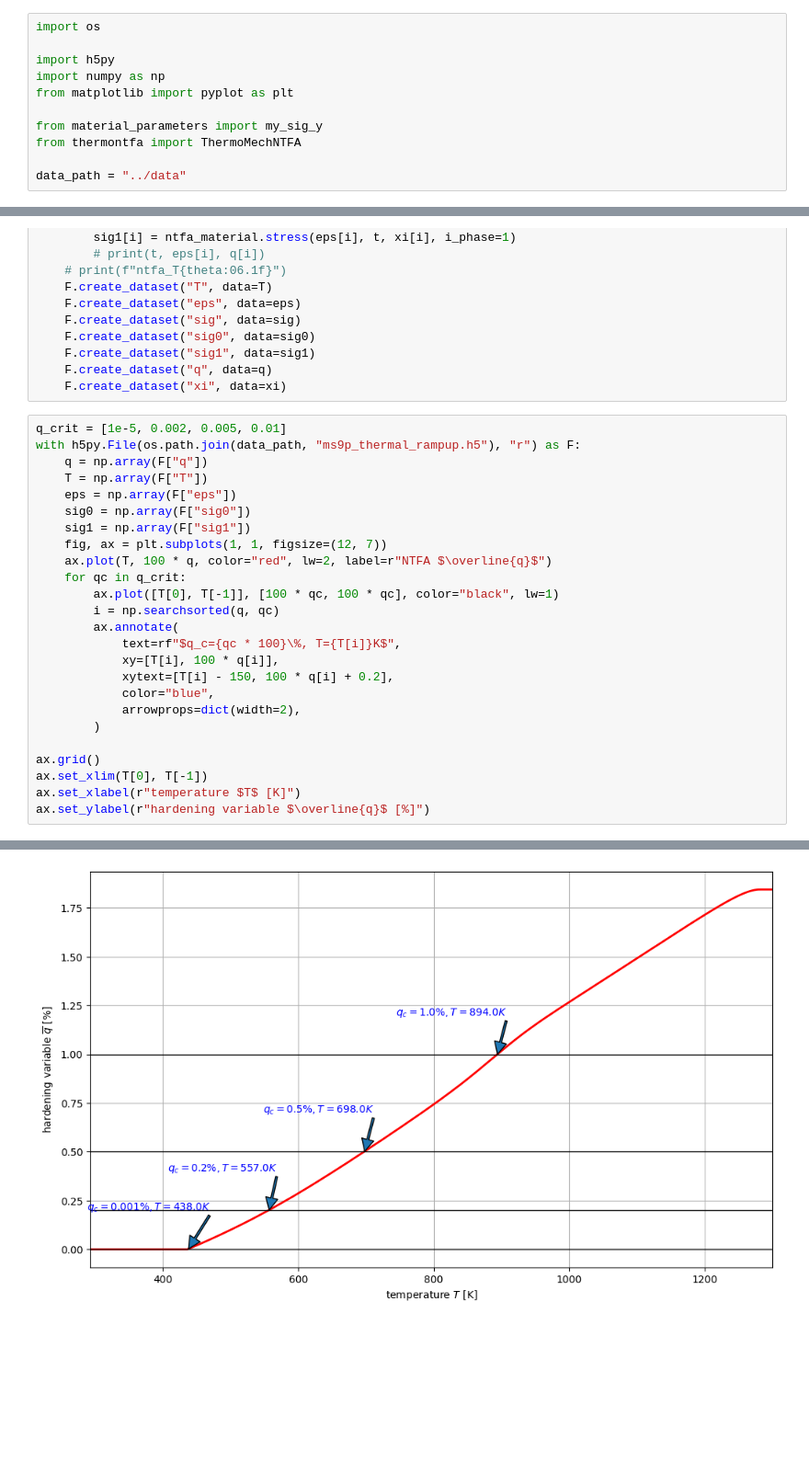
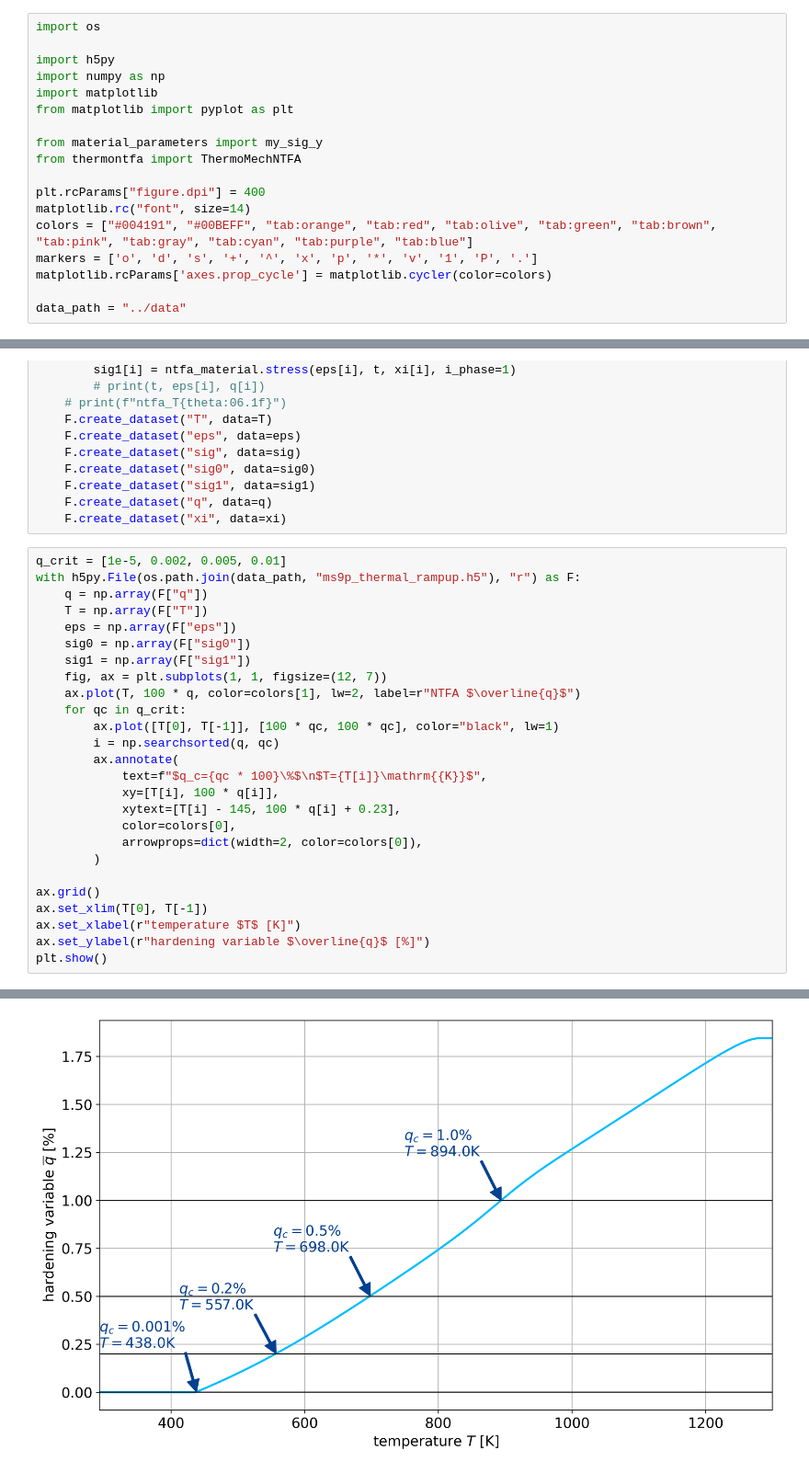
Before and after one commit to DataAnalyticsEngineering/ThermoNTFA, a Jupyter notebook: examples/thermoNTFA_example.ipynb, the cells around one changed output, grey strips where cells are left out. Shown: that part at 92% size. Drawn from its saved outputs; the diff is of its cells as text; blank space fills up the shorter version.

```diff
--- a/examples/thermoNTFA_example.ipynb
+++ b/examples/thermoNTFA_example.ipynb
@@ -25,11 +25,18 @@ import os
 
 import h5py
 import numpy as np
+import matplotlib
 from matplotlib import pyplot as plt
 
 from material_parameters import my_sig_y
 from thermontfa import ThermoMechNTFA
 
+plt.rcParams["figure.dpi"] = 400
+matplotlib.rc("font", size=14)
+colors = ["#004191", "#00BEFF", "tab:orange", "tab:red", "tab:olive", "tab:green", "tab:brown", "tab:pink", "tab:gray", "tab:cyan", "tab:purple", "tab:blue"]
+markers = ['o', 'd', 's', '+', '^', 'x', 'p', '*', 'v', '1', 'P', '.']
+matplotlib.rcParams['axes.prop_cycle'] = matplotlib.cycler(color=colors)
+
 data_path = "../data"
 # %% [markdown]
 ## Instantiate ThermoMechNTFA material routine:
@@ -390,20 +397,21 @@ with h5py.File(os.path.join(data_path, "ms9p_thermal_rampup.h5"), "r") as F:
     sig0 = np.array(F["sig0"])
     sig1 = np.array(F["sig1"])
     fig, ax = plt.subplots(1, 1, figsize=(12, 7))
-    ax.plot(T, 100 * q, color="red", lw=2, label=r"NTFA $\overline{q}$")
+    ax.plot(T, 100 * q, color=colors[1], lw=2, label=r"NTFA $\overline{q}$")
     for qc in q_crit:
         ax.plot([T[0], T[-1]], [100 * qc, 100 * qc], color="black", lw=1)
         i = np.searchsorted(q, qc)
         ax.annotate(
-            text=rf"$q_c={qc * 100}\%, T={T[i]}K$",
+            text=f"$q_c={qc * 100}\%$\n$T={T[i]}\mathrm{{K}}$",
             xy=[T[i], 100 * q[i]],
-            xytext=[T[i] - 150, 100 * q[i] + 0.2],
-            color="blue",
-            arrowprops=dict(width=2),
+            xytext=[T[i] - 145, 100 * q[i] + 0.23],
+            color=colors[0],
+            arrowprops=dict(width=2, color=colors[0]),
         )
 
 ax.grid()
 ax.set_xlim(T[0], T[-1])
 ax.set_xlabel(r"temperature $T$ [K]")
 ax.set_ylabel(r"hardening variable $\overline{q}$ [%]")
+plt.show()
 # %% [output]
@@ -411,4 +418,4 @@ Text(0, 0.5, 'hardening variable $\\overline{q}$ [%]')
-[figure, old version]
+[figure, new version]
 # %%
 
 
```
Also changed, not shown: parts of 2 cells of this notebook, 30 other files.
